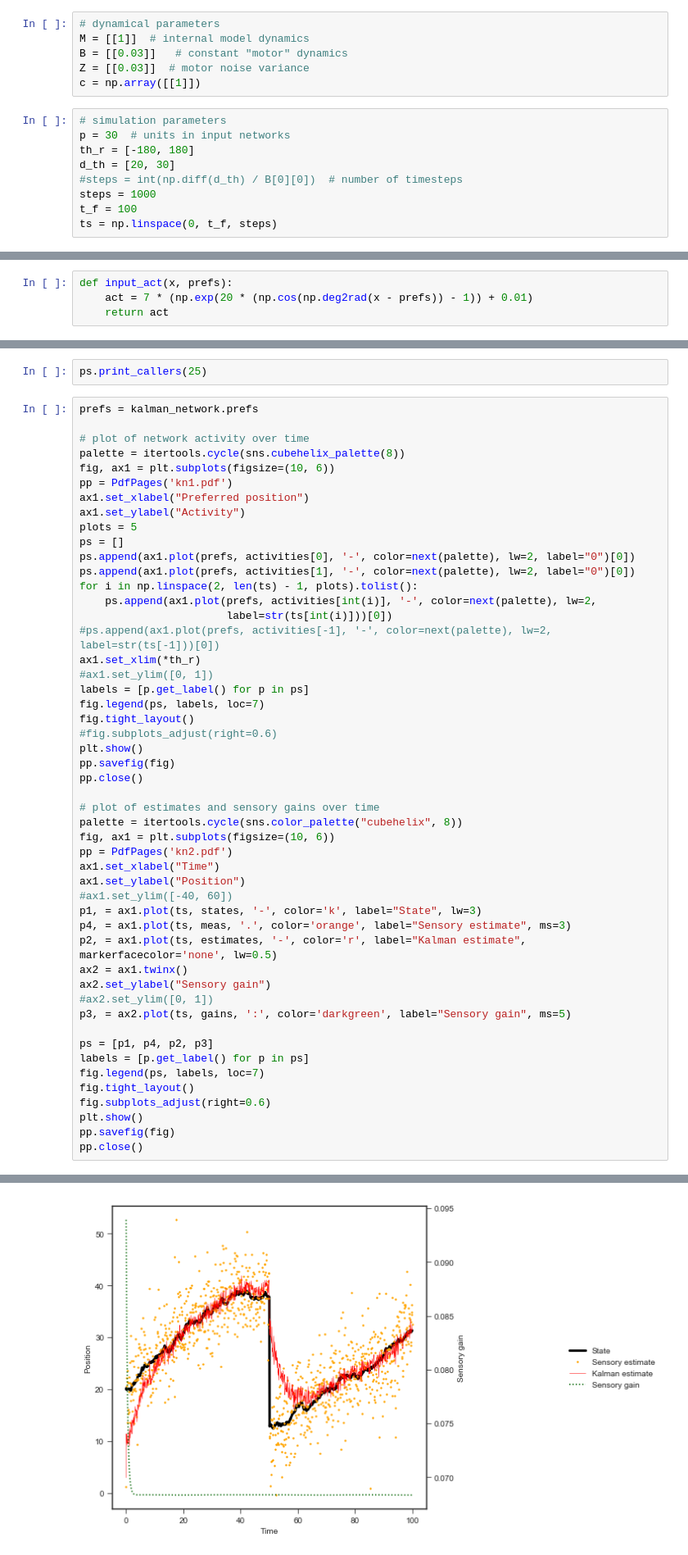
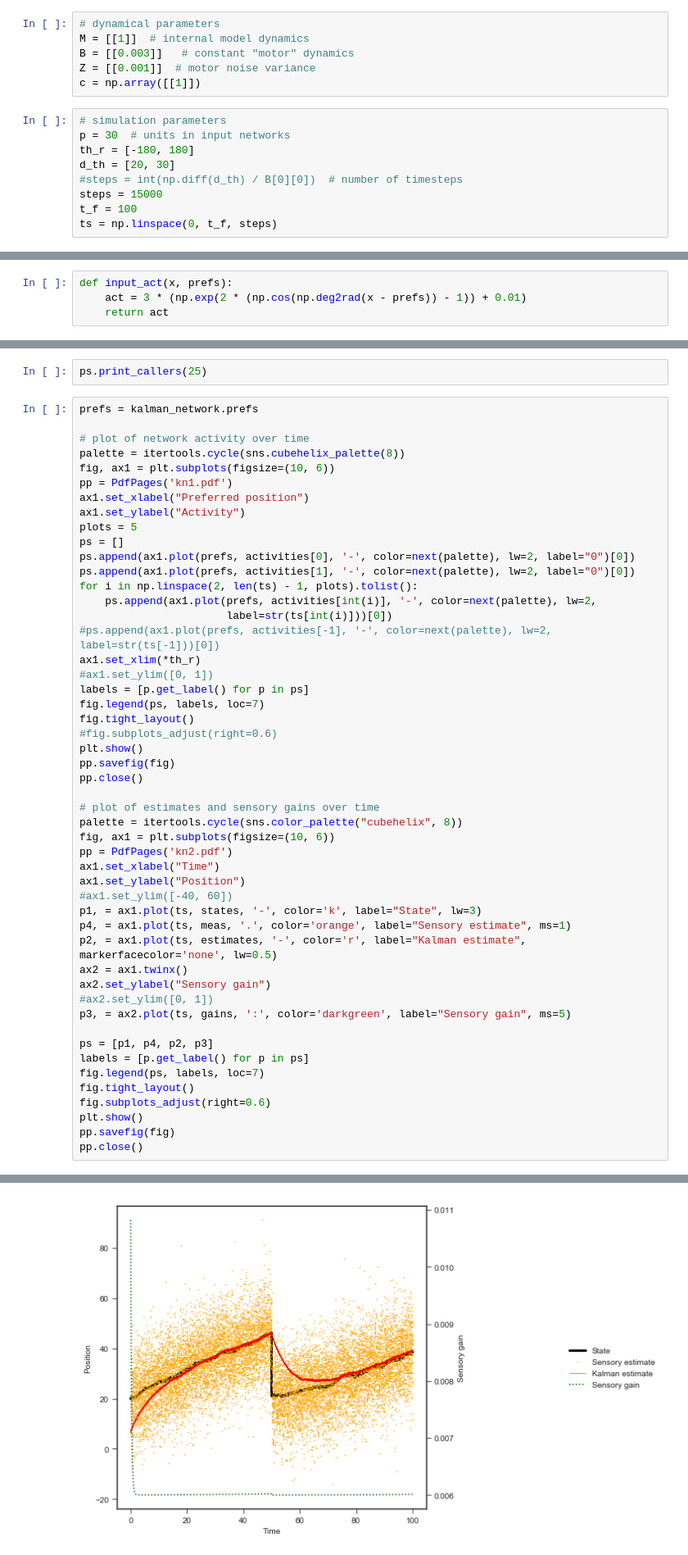
Before and after one commit to mlprt/neurkal, a Jupyter notebook: 1d_tracking.ipynb, the cells around one changed output, grey strips where cells are left out. Shown at 82% size. Drawn from its saved outputs; the diff is of its cells as text.

```diff
--- a/1d_tracking.ipynb
+++ b/1d_tracking.ipynb
@@ -38,8 +38,8 @@ set_palette = lambda: itertools.cycle(sns.color_palette('deep'))
 # %%
 # dynamical parameters
 M = [[1]]  # internal model dynamics
-B = [[0.03]]   # constant "motor" dynamics
-Z = [[0.03]]  # motor noise variance
+B = [[0.003]]   # constant "motor" dynamics
+Z = [[0.001]]  # motor noise variance
 c = np.array([[1]])
 # %%
 # simulation parameters
@@ -47,7 +47,7 @@ p = 30  # units in input networks
 th_r = [-180, 180]
 d_th = [20, 30]
 #steps = int(np.diff(d_th) / B[0][0])  # number of timesteps
-steps = 1000
+steps = 15000
 t_f = 100
 ts = np.linspace(0, t_f, steps)
 # %%
@@ -56,7 +56,7 @@ mu = 0.001
 eta = 0.01
 # %%
 def input_act(x, prefs):
-    act = 7 * (np.exp(20 * (np.cos(np.deg2rad(x - prefs)) - 1)) + 0.01)
+    act = 3 * (np.exp(2 * (np.cos(np.deg2rad(x - prefs)) - 1)) + 0.01)
     return act
 # %%
 ## initial state and network setup
@@ -247,7 +266,7 @@ ax1.set_xlabel("Time")
 ax1.set_ylabel("Position")
 #ax1.set_ylim([-40, 60])
 p1, = ax1.plot(ts, states, '-', color='k', label="State", lw=3)
-p4, = ax1.plot(ts, meas, '.', color='orange', label="Sensory estimate", ms=3)
+p4, = ax1.plot(ts, meas, '.', color='orange', label="Sensory estimate", ms=1)
 p2, = ax1.plot(ts, estimates, '-', color='r', label="Kalman estimate", markerfacecolor='none', lw=0.5)
 ax2 = ax1.twinx()
 ax2.set_ylabel("Sensory gain")
@@ -267,4 +286,4 @@ pp.close()
-[figure, old version]
+[figure, new version]
 # %%
 plot_step = 5
 fig = plt.figure()
```
Also changed, not shown: parts of 2 cells of this notebook.
